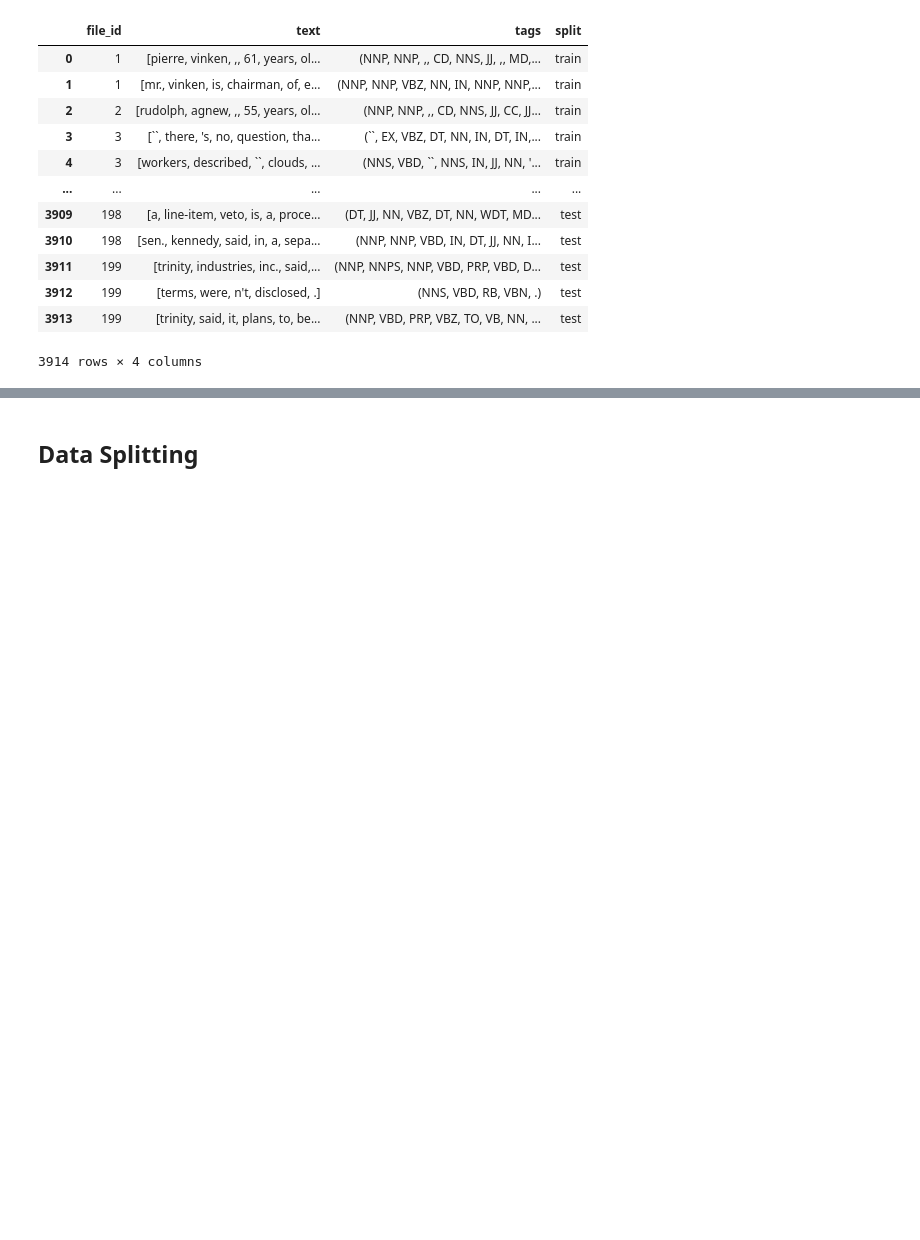
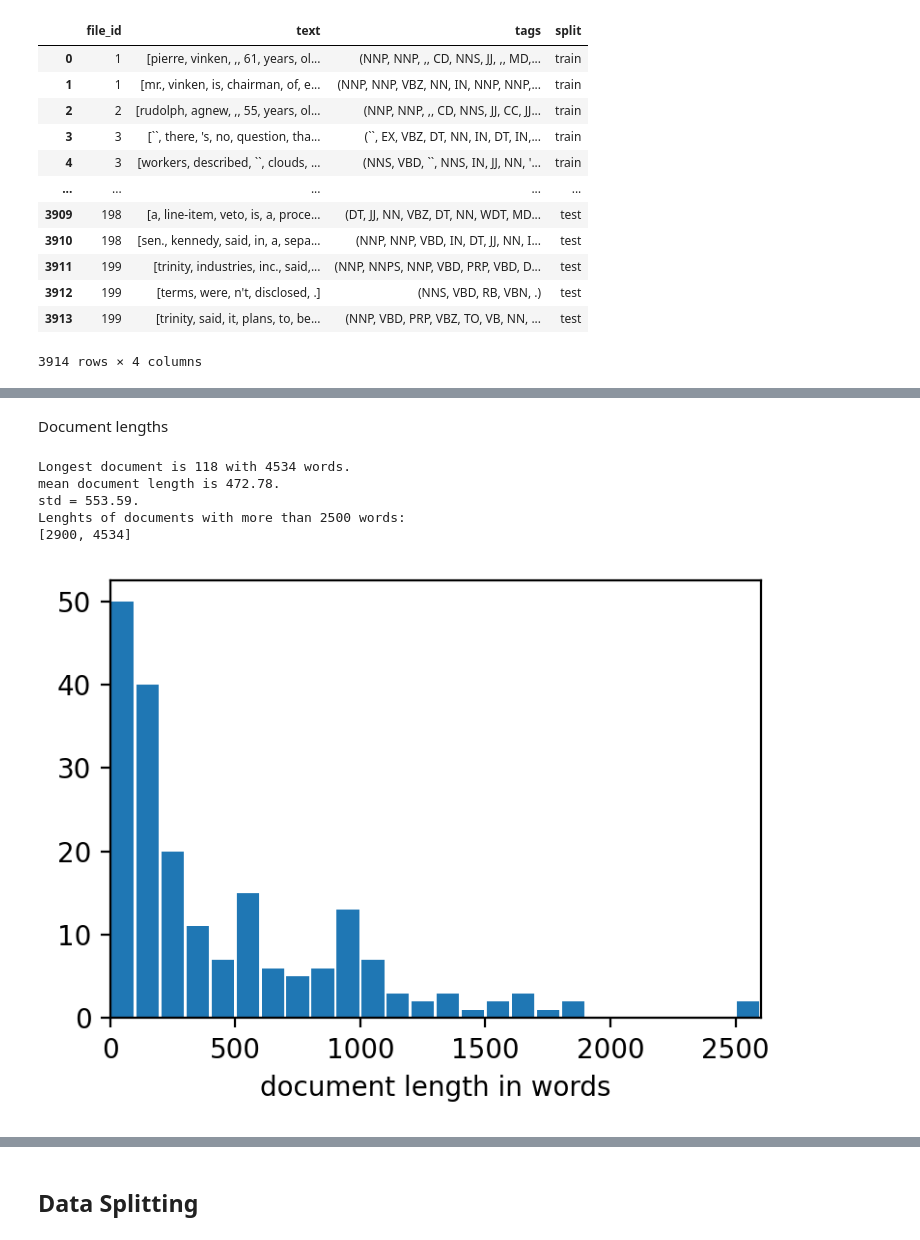
Before and after one commit to michele98/POS_tagging, a Jupyter notebook: OUTPUTPOS_tagging.ipynb, the cells around one changed output, grey strips where cells are left out. Saved outputs shown, nothing was run; the diff lists cells and outputs as text; code cells hidden in the pictures; blank space fills up the shorter version.

```diff
--- a/OUTPUTPOS_tagging.ipynb
+++ b/OUTPUTPOS_tagging.ipynb
@@ -161,0 +176,34 @@ df
+# %% [markdown]
+Document lengths
+# %%
+ids = df['file_id'].unique()
+document_lengths = [sum([len(df.loc[df['file_id']==doc_id]['text'][sentence_index]) for sentence_index in df.loc[df['file_id']==doc_id]['text'].index]) for doc_id in ids]
+document_lengths =  np.array(document_lengths)
+
+print(f"Longest document is {ids[np.argmax(document_lengths)]} with {np.max(document_lengths)} words.")
+print(f"mean document length is {np.mean(document_lengths):.2f}.")
+print(f"std = {np.std(document_lengths):.2f}.")
+
+m = 2500
+print(f"Lenghts of documents with more than {m} words:")
+print(sorted(document_lengths[np.where(document_lengths>m)]))
+
+w, h, dpi = 800, 600, 200
+fig, ax = plt.subplots(figsize=(w/dpi, h/dpi), dpi=dpi)
+
+s=100
+ax.hist(np.where(document_lengths<=m, document_lengths, m+1), bins=np.arange(m+2*s, step=s), rwidth=0.9)
+ax.set_xlabel('document length in words')
+ax.set_xlim(0, m+s)
+
+fig.tight_layout()
+fig.savefig('document_lengths.pdf')
+
+plt.show()
+# %% [output]
+Longest document is 118 with 4534 words.
+mean document length is 472.78.
+std = 553.59.
+Lenghts of documents with more than 2500 words:
+[2900, 4534]
+[figure, added]
```
Also changed, not shown: parts of 9 cells of this notebook.
